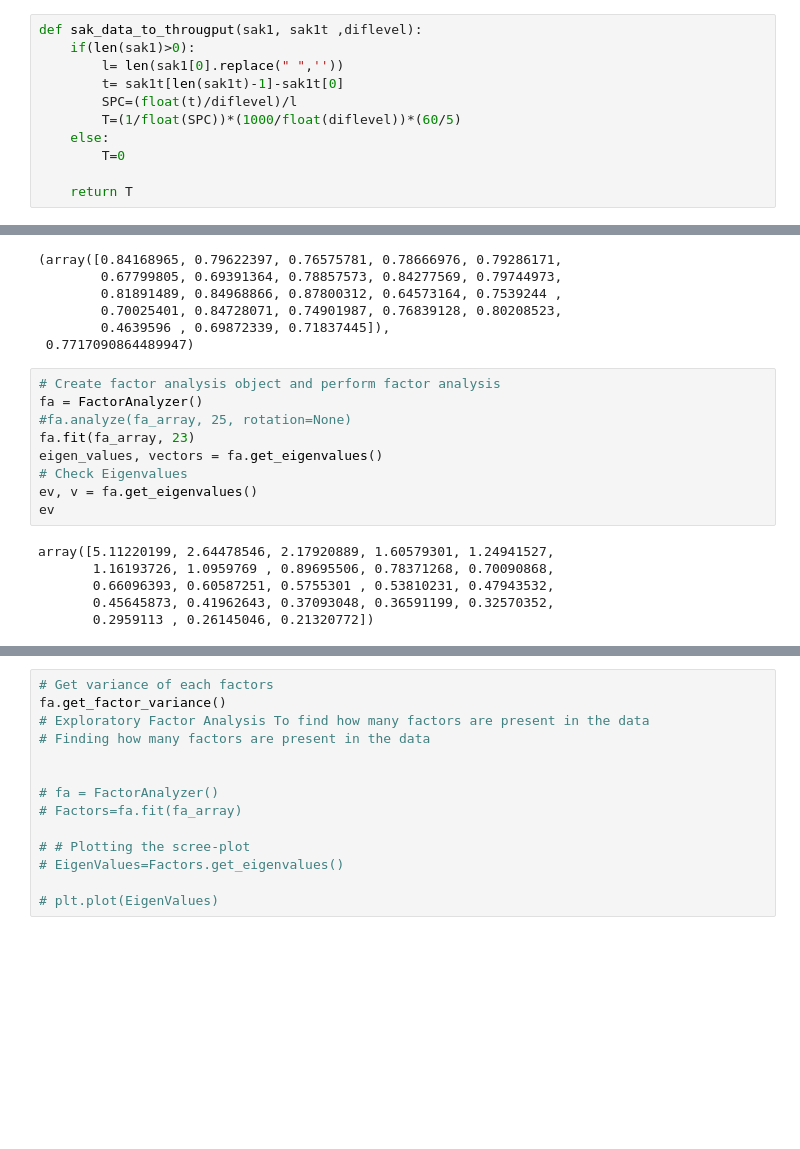
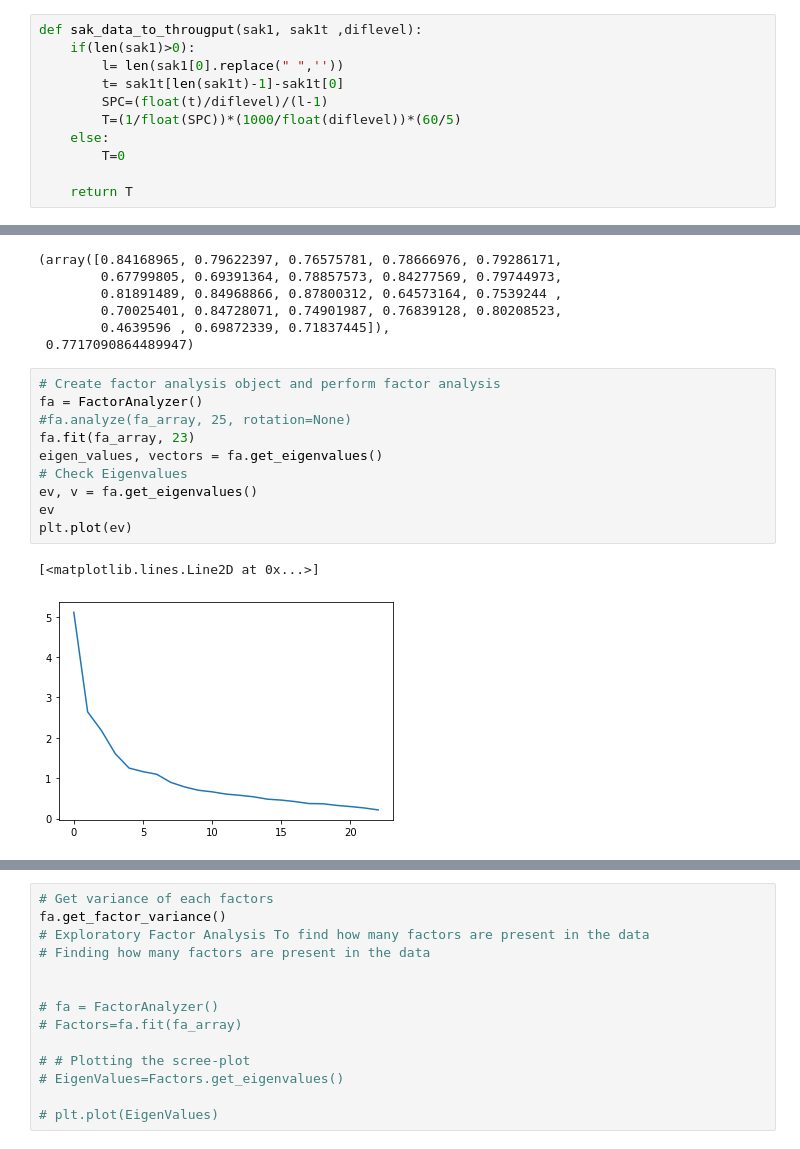
Before and after one commit to ebi-b/MWL-Dataset-Analysis, a Jupyter notebook: first_task_analysis.ipynb, the cells around one changed output, grey strips where cells are left out. Saved outputs shown, nothing was run; the diff lists cells and outputs as text; blank space fills up the shorter version.

```diff
--- a/first_task_analysis.ipynb
+++ b/first_task_analysis.ipynb
@@ -21,7 +24,7 @@ def sak_data_to_througput(sak1, sak1t ,diflevel):
     if(len(sak1)>0):
         l= len(sak1[0].replace(" ",''))
         t= sak1t[len(sak1t)-1]-sak1t[0]
-        SPC=(float(t)/diflevel)/l
+        SPC=(float(t)/diflevel)/(l-1)
         T=(1/float(SPC))*(1000/float(diflevel))*(60/5)
     else:
         T=0
@@ -788,15 +831,13 @@ kmo_all,kmo_model
 # %%
 # Create factor analysis object and perform factor analysis
 fa = FactorAnalyzer()
 #fa.analyze(fa_array, 25, rotation=None)
 fa.fit(fa_array, 23)
 eigen_values, vectors = fa.get_eigenvalues()
 # Check Eigenvalues
 ev, v = fa.get_eigenvalues()
 ev
+plt.plot(ev)
 # %% [output]
-array([5.11220199, 2.64478546, 2.17920889, 1.60579301, 1.24941527,
-       1.16193726, 1.0959769 , 0.89695506, 0.78371268, 0.70090868,
-       0.66096393, 0.60587251, 0.5755301 , 0.53810231, 0.47943532,
-       0.45645873, 0.41962643, 0.37093048, 0.36591199, 0.32570352,
-       0.2959113 , 0.26145046, 0.21320772])
+[<matplotlib.lines.Line2D at 0x...>]
+[figure, added]
```
Also changed, not shown: parts of 58 cells of this notebook, 1 other file.
